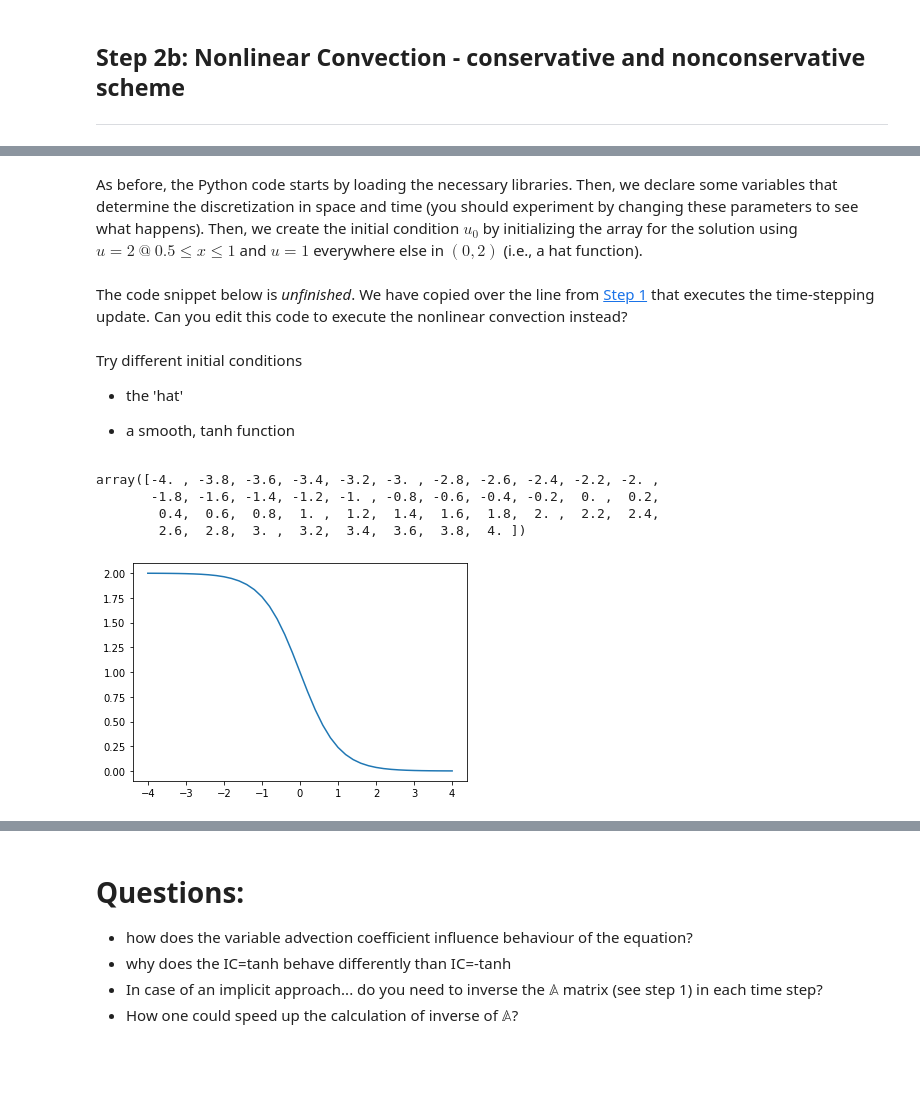
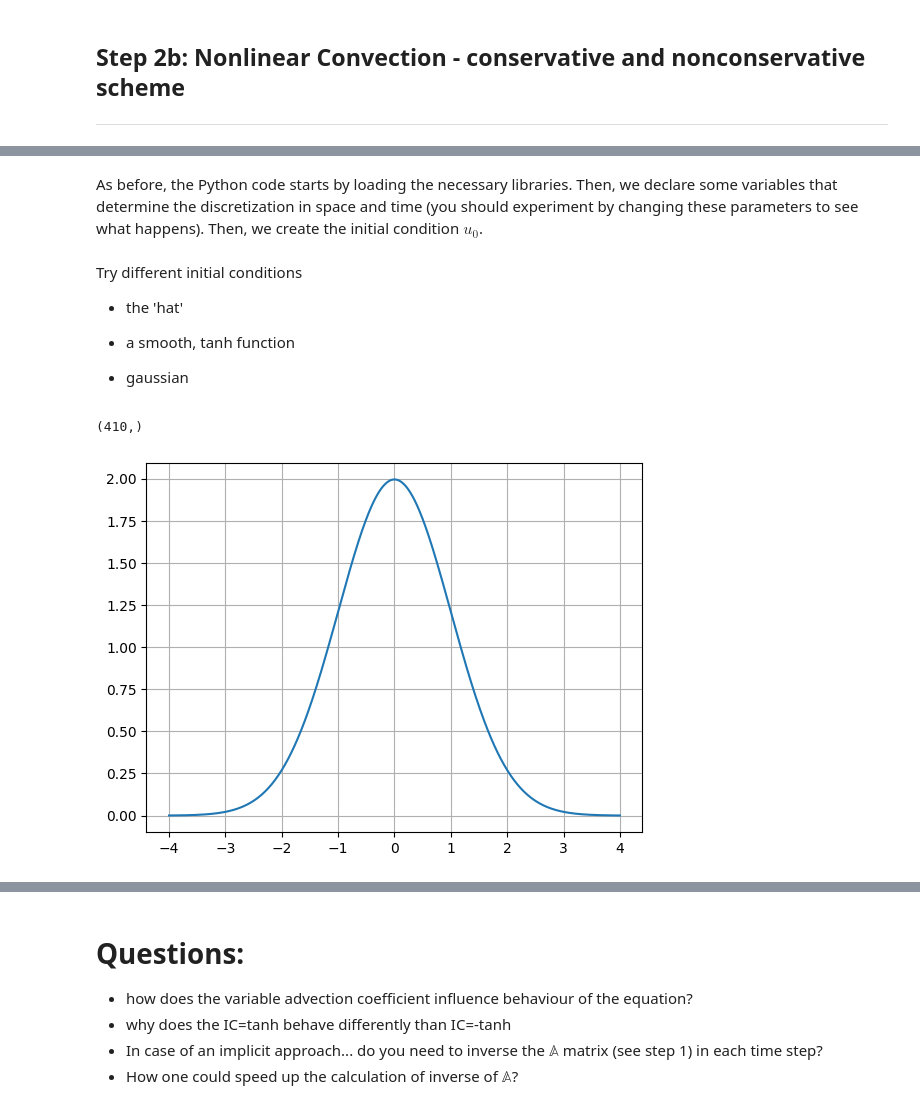
Before and after one commit to ggruszczynski/CFDPython, a Jupyter notebook: lab30_advection_1D/SOLUTION_04_Step_non_conservative_schemes.ipynb, the cells around one changed output, grey strips where cells are left out. Drawn from its saved outputs; the diff is of its cells as text; code cells hidden in the pictures; blank space fills up the shorter version.

```diff
--- a/lab30_advection_1D/SOLUTION_04_Step_non_conservative_schemes.ipynb
+++ b/lab30_advection_1D/SOLUTION_04_Step_non_conservative_schemes.ipynb
@@ -48,41 +48,43 @@ $$\frac{u_i^{n+1}-u_i^n}{\Delta t} + \frac{(u_i^n)^2 - (u_{i-1}^n)^2}{2 \Delta x
 # %% [markdown]
-As before, the Python code starts by loading the necessary libraries. Then, we declare some variables that determine the discretization in space and time (you should experiment by changing these parameters to see what happens). Then, we create the initial condition $u_0$ by initializing the array for the solution using $u = 2\ @\ 0.5 \leq x \leq 1$  and $u = 1$ everywhere else in $(0,2)$ (i.e., a hat function).
+As before, the Python code starts by loading the necessary libraries. Then, we declare some variables that determine the discretization in space and time (you should experiment by changing these parameters to see what happens). Then, we create the initial condition $u_0$.
 # %%
-import numpy as np                # we're importing numpy
-from matplotlib import pyplot    # and our 2D plotting library
-%matplotlib inline
+import numpy as np
+import matplotlib as mpl
+import matplotlib.pyplot as plt
 
-
-nx = 41
+nx = 10*41
 domain_length = 8
 dx = domain_length / (nx - 1)
-nt = 1    #nt is the number of timesteps we want to calculate
-dt = .025  #dt is the amount of time each timestep covers (delta t)
+nt = 20*50    #nt is the number of timesteps we want to calculate
+dt = 0.1*.025  #dt is the amount of time each timestep covers (delta t)
-# %% [markdown]
-The code snippet below is *unfinished*. We have copied over the line from [Step 1](./01_Step_1.ipynb) that executes the time-stepping update. Can you edit this code to execute the nonlinear convection instead?
 # %% [markdown]
 Try different initial conditions
 
 * the 'hat'
 
 * a smooth, tanh function
+
+* gaussian
 # %%
-
 # Try different Initial Conditions
 # xspace = np.linspace(0, domain_length, nx)
 xspace=np.linspace(-domain_length/2, domain_length/2, num=nx, endpoint=True)
 u_IC = np.ones(nx)      #as before, we initialize u with every value equal to 1.
 # u_IC[int(.5 / dx) : int(1 / dx + 1)] = 2 #then set u = 2 between 0.5 and 1 as per our I.C.s
 
 
-u_IC = -np.tanh(xspace) +1
-# u_IC = np.tanh(xspace) +1
+# u_IC = -np.tanh(xspace) +1
+# u_IC = np.tanh(xspace) +1  # rarefraction wave
 # u_IC = -np.tanh(xspace)
-pyplot.plot(xspace, u_IC)
+
+gaussian = lambda x, mu, sig :  1./(np.sqrt(2.*np.pi)*sig)*np.exp(-np.power((x - mu)/sig, 2.)/2)
+u_IC = 5* gaussian(xspace, mu = 0., sig = 1.0)
+
+plt.plot(xspace, u_IC)
+plt.grid()
+
 xspace
+u_IC.shape
 # %% [output]
-array([-4. , -3.8, -3.6, -3.4, -3.2, -3. , -2.8, -2.6, -2.4, -2.2, -2. ,
-       -1.8, -1.6, -1.4, -1.2, -1. , -0.8, -0.6, -0.4, -0.2,  0. ,  0.2,
-        0.4,  0.6,  0.8,  1. ,  1.2,  1.4,  1.6,  1.8,  2. ,  2.2,  2.4,
-        2.6,  2.8,  3. ,  3.2,  3.4,  3.6,  3.8,  4. ])
+(410,)
-[figure, old version]
+[figure, new version]
```
Also changed, not shown: parts of 13 cells of this notebook.
